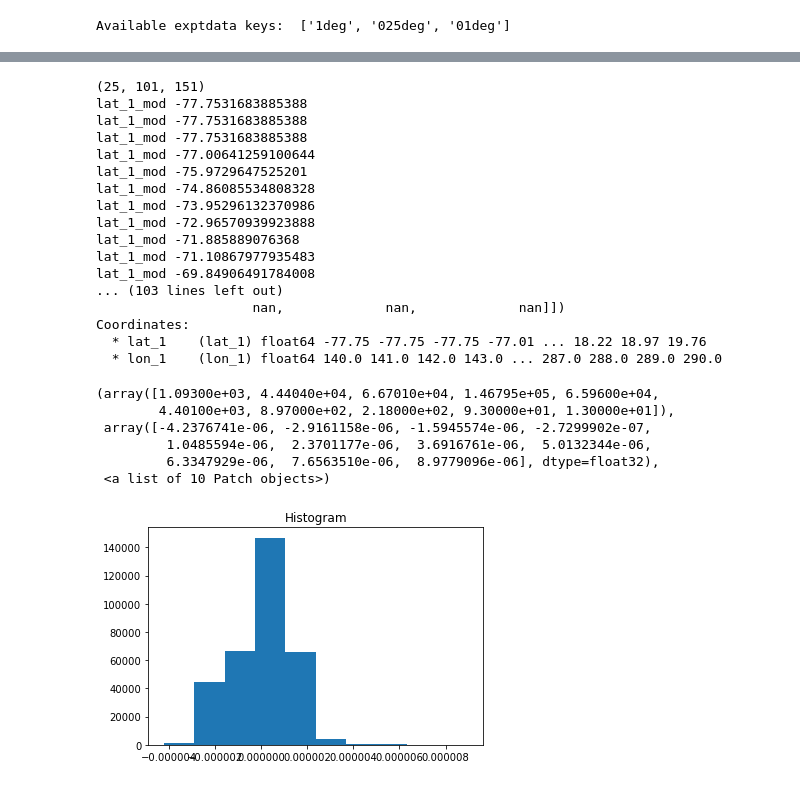
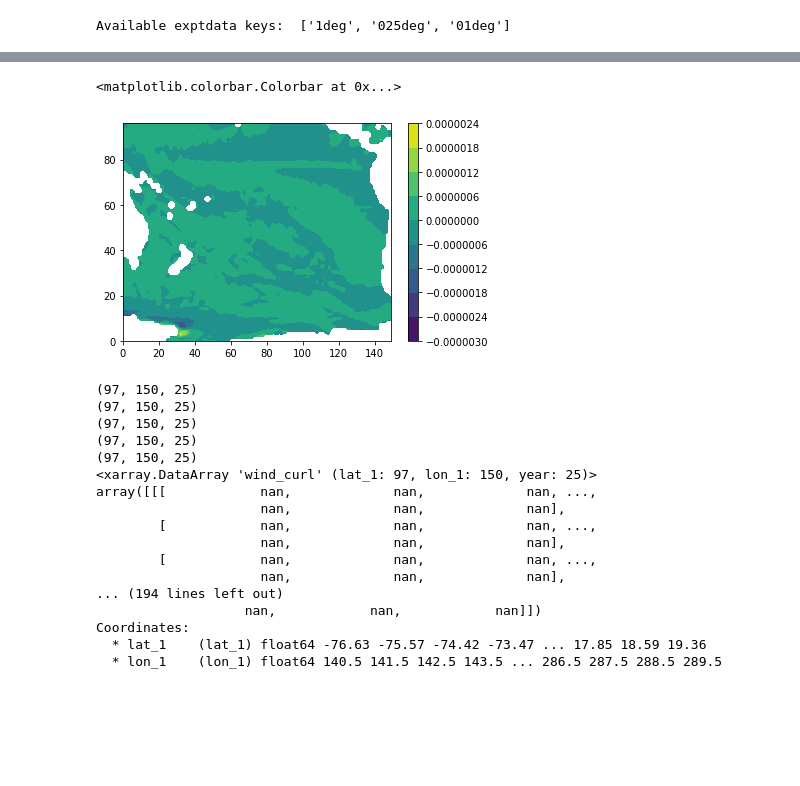
Before and after one commit to ERDuran/Australian-waters-diagnostics, a Jupyter notebook: scripts/p66_plot_Pacific_winds.ipynb, the cells around one changed output, grey strips where cells are left out. Saved outputs shown, nothing was run; the diff lists cells and outputs as text; code cells hidden in the pictures; blank space fills up the shorter version.

```diff
--- a/scripts/p66_plot_Pacific_winds.ipynb
+++ b/scripts/p66_plot_Pacific_winds.ipynb
@@ -169,13 +170,39 @@ dyu_z0_1_mod.plot()
+# %%
+plt.contourf(tau_y_dxu[:,:,0] - tau_x_dyu[:,:,0])
+plt.colorbar()
+# %% [output]
+<matplotlib.colorbar.Colorbar at 0x...>
+[figure, added]
 # %%
-tau_y_dxu = tau_y_z0_1_mod / dxu_z0_1_mod
-tau_x_dyu = tau_x_z0_1_mod / dyu_z0_1_mod
+dtau_y = \
+tau_y_z0_1_mod.interp(xu_ocean=dxt_z0_1_mod.xt_ocean).isel(yu_ocean=slice(1,98)).values - \
+tau_y_z0_1_mod.interp(xu_ocean=dxt_z0_1_mod.xt_ocean).isel(yu_ocean=slice(0,97)).values
+print(np.shape(dtau_y))
+tau_y_dxu = dtau_y / dxt_z0_1_mod.expand_dims(dim='year', axis=2).values
+print(np.shape(tau_y_dxu))
+
+dtau_x = \
+tau_x_z0_1_mod.interp(yu_ocean=dyt_z0_1_mod.yt_ocean).isel(xu_ocean=slice(1,151)).values - \
+tau_x_z0_1_mod.interp(yu_ocean=dyt_z0_1_mod.yt_ocean).isel(xu_ocean=slice(0,150)).values
+print(np.shape(dtau_x))
+tau_x_dyu = dtau_x / dyt_z0_1_mod.expand_dims(dim='year', axis=2).values
+print(np.shape(tau_x_dyu))
+
 wind_curl_1_mod = tau_y_dxu - tau_x_dyu
+print(np.shape(wind_curl_1_mod))
 
-year = wind_curl_1_mod.year
-lat_1_mod = wind_curl_1_mod.yu_ocean
-lon_1_mod = wind_curl_1_mod.xu_ocean
+wind_curl = xr.DataArray(
+    wind_curl_1_mod,
+    dims=('lat_1', 'lon_1', 'year'),
+    coords=[dxt_z0_1_mod.yt_ocean, dxt_z0_1_mod.xt_ocean, tau_y_z0_1_mod.year],
+    name='wind_curl')
+print(wind_curl)
 
-wind_curl_1_trans_mod = wind_curl_1_mod.transpose('year','yu_ocean','xu_ocean')
+year = tau_y_z0_1_mod.year
+lat_1_mod = wind_curl.lat_1
+lon_1_mod = wind_curl.lon_1
+
+wind_curl_1_trans_mod = wind_curl.transpose('year','lat_1','lon_1')
 print(np.shape(wind_curl_1_trans_mod))
 wind_curl_1_slope_mod = xr.DataArray(
     np.zeros([np.shape(lat_1_mod)[0], np.shape(lon_1_mod)[0]]), dims=(
@@ -193,27 +220,20 @@ for iid, i in enumerate(lat_1_mod):
     print('lat_1_mod ' + str(np.array(i)))
 print(wind_curl_1_slope_mod)
 # %% [output]
-(25, 101, 151)
-lat_1_mod -77.7531683885388
-lat_1_mod -77.7531683885388
-lat_1_mod -77.7531683885388
-lat_1_mod -77.00641259100644
-lat_1_mod -75.9729647525201
-lat_1_mod -74.86085534808328
-lat_1_mod -73.95296132370986
-lat_1_mod -72.96570939923888
-lat_1_mod -71.885889076368
-lat_1_mod -71.10867977935483
-lat_1_mod -69.84906491784008
-... (103 lines left out)
-                    nan,             nan,             nan]])
+(97, 150, 25)
+(97, 150, 25)
+(97, 150, 25)
+(97, 150, 25)
+(97, 150, 25)
+<xarray.DataArray 'wind_curl' (lat_1: 97, lon_1: 150, year: 25)>
+array([[[            nan,             nan,             nan, ...,
+                     nan,             nan,             nan],
+        [            nan,             nan,             nan, ...,
+                     nan,             nan,             nan],
+        [            nan,             nan,             nan, ...,
+                     nan,             nan,             nan],
+... (194 lines left out)
+                   nan,            nan,            nan]])
 Coordinates:
-  * lat_1    (lat_1) float64 -77.75 -77.75 -77.75 -77.01 ... 18.22 18.97 19.76
-  * lon_1    (lon_1) float64 140.0 141.0 142.0 143.0 ... 287.0 288.0 289.0 290.0
+  * lat_1    (lat_1) float64 -76.63 -75.57 -74.42 -73.47 ... 17.85 18.59 19.36
+  * lon_1    (lon_1) float64 140.5 141.5 142.5 143.5 ... 286.5 287.5 288.5 289.5
-(array([1.09300e+03, 4.44040e+04, 6.67010e+04, 1.46795e+05, 6.59600e+04,
-        4.40100e+03, 8.97000e+02, 2.18000e+02, 9.30000e+01, 1.30000e+01]),
- array([-4.2376741e-06, -2.9161158e-06, -1.5945574e-06, -2.7299902e-07,
-         1.0485594e-06,  2.3701177e-06,  3.6916761e-06,  5.0132344e-06,
-         6.3347929e-06,  7.6563510e-06,  8.9779096e-06], dtype=float32),
- <a list of 10 Patch objects>)
-[figure, removed]
```
Also changed, not shown: parts of 16 cells of this notebook.
